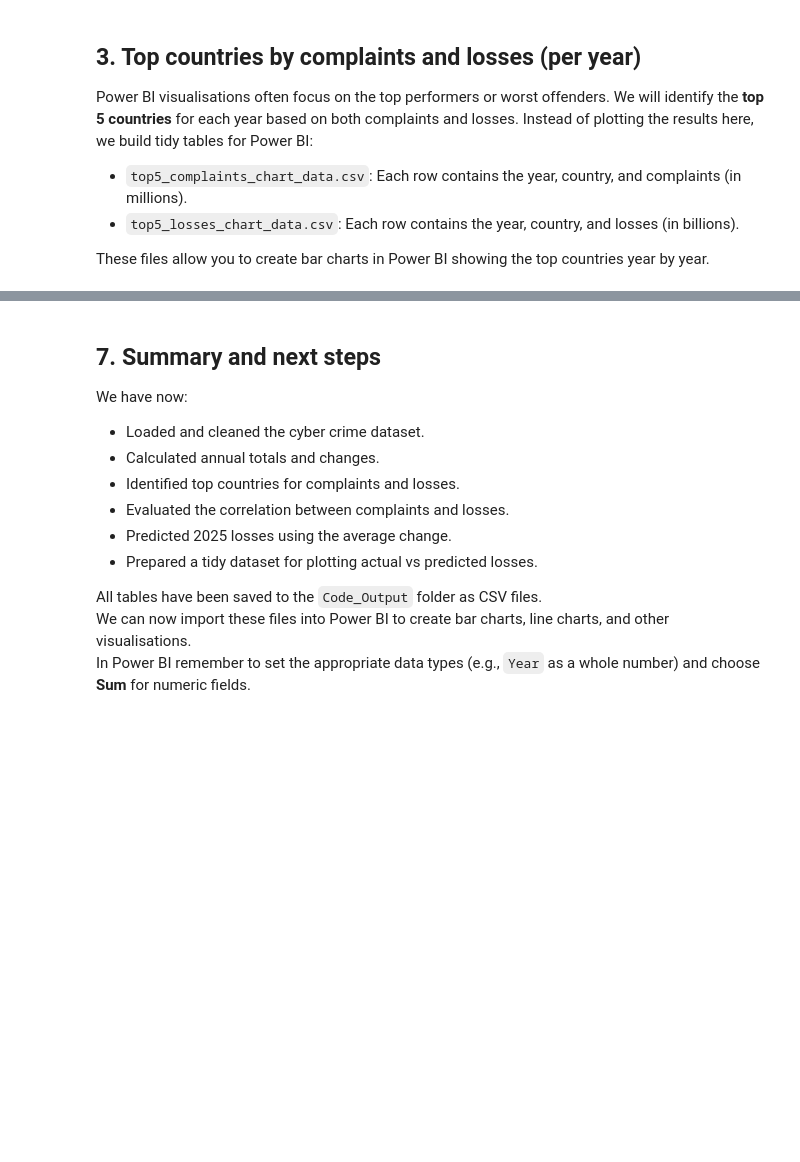
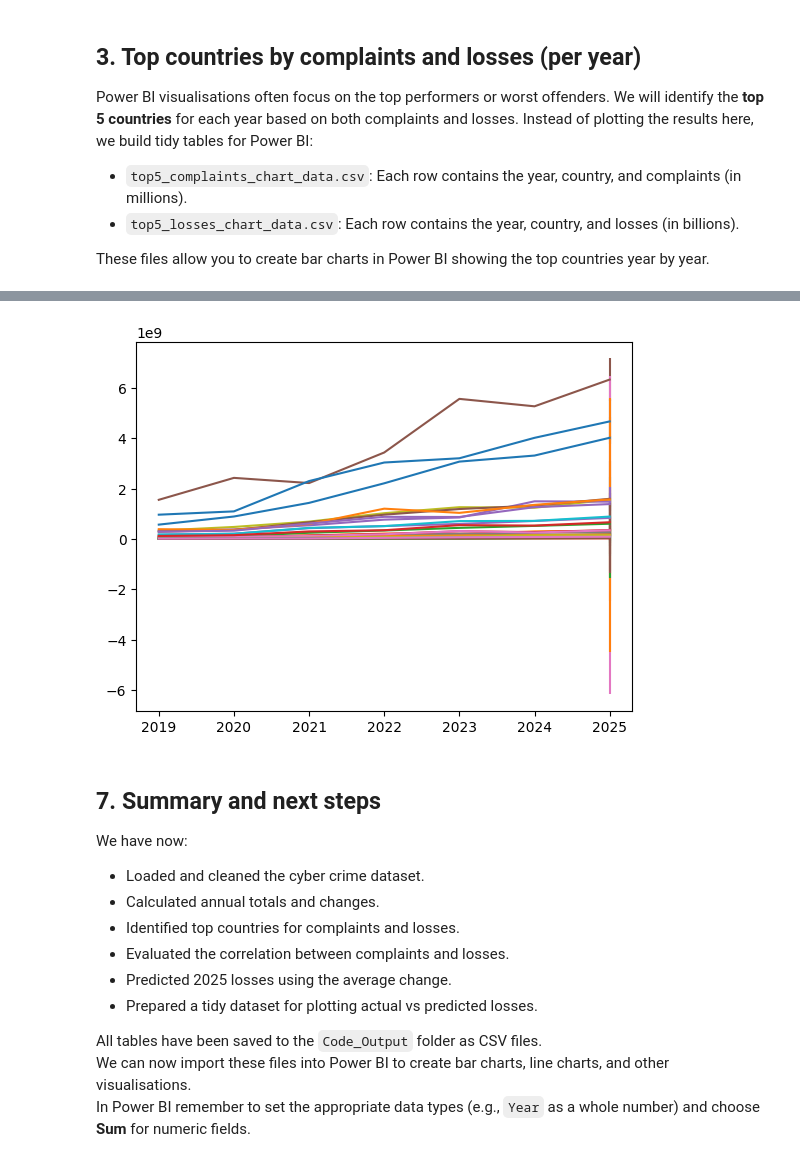
Before and after one commit to KozA777/cyber_project, a Jupyter notebook: Project_EU.ipynb, the cells around one changed output, grey strips where cells are left out. Saved outputs shown, nothing was run; the diff lists cells and outputs as text; code cells hidden in the pictures; blank space fills up the shorter version.

```diff
--- a/Project_EU.ipynb
+++ b/Project_EU.ipynb
@@ -520,3 +437,16 @@ pred_chart_df.head()
+# %%
+# plot set of countries
+country_list = df_pred['Country']
+
+for country in country_list:
+    data = df_loss_pred_save[df_loss_pred_save['Country'] == country]['Losses_USD']
+    x = df_loss_pred_save[df_loss_pred_save['Country'] == country]['Year']
+    errors = df_loss_err_save[df_loss_err_save['Country'] == country]['Losses_USD']
+
+    #plt.plot(x, data)
+    plt.errorbar(x,data, yerr= errors)
+# %% [output]
+[figure, added]
 # %% [markdown]
 ## 7. Summary and next steps
 
```
Also changed, not shown: parts of 31 cells of this notebook.
